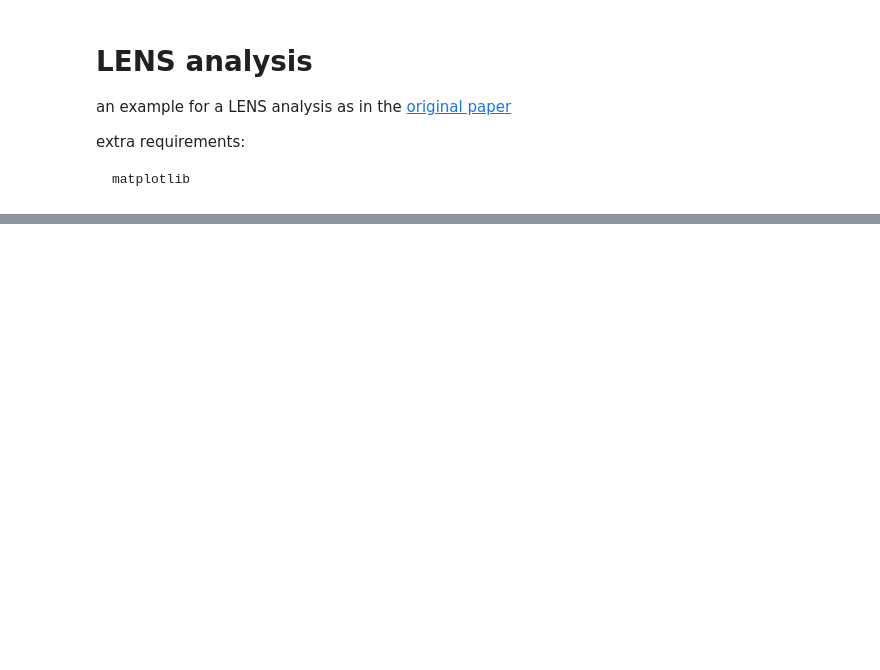
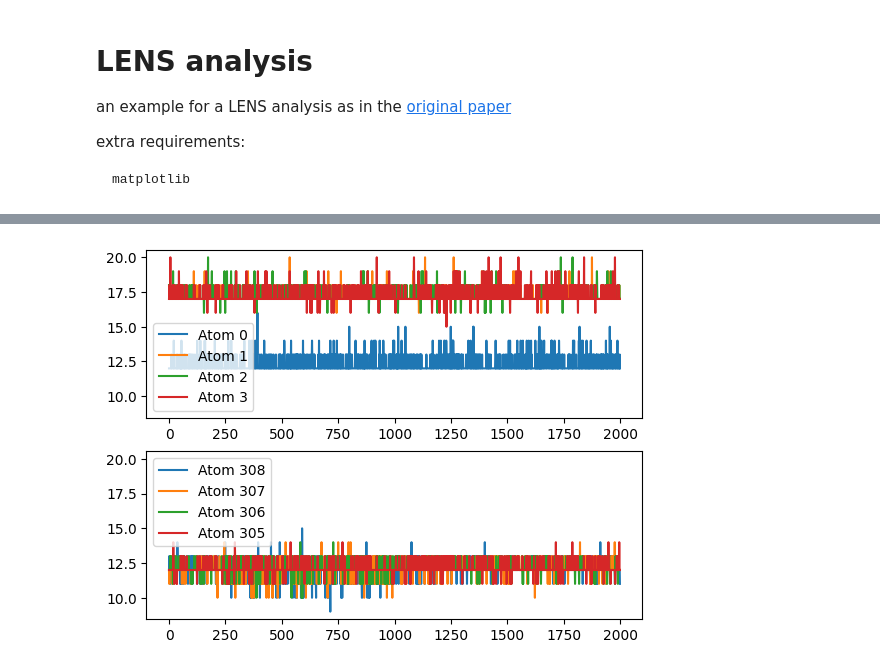
Before and after one commit to GMPavanLab/cpctools, a Jupyter notebook: Examples/LENS.ipynb, the cells around one changed output, grey strips where cells are left out. Drawn from its saved outputs; the diff is of its cells as text; code cells hidden in the pictures; blank space fills up the shorter version.

```diff
--- a/Examples/LENS.ipynb
+++ b/Examples/LENS.ipynb
@@ -43,0 +48,10 @@ for i in range(4):
+# %%
+fig, axes =  plt.subplots(2, sharey=True)
+for i in range(4):
+    axes[0].plot(nn[i],label=f"Atom {i}")
+    axes[1].plot(nn[308-i],label=f"Atom {308-i}")
+
+for ax in axes:
+    ax.legend()
+# %% [output]
+[figure, added]
```
Also changed, not shown: parts of 5 cells of this notebook.
